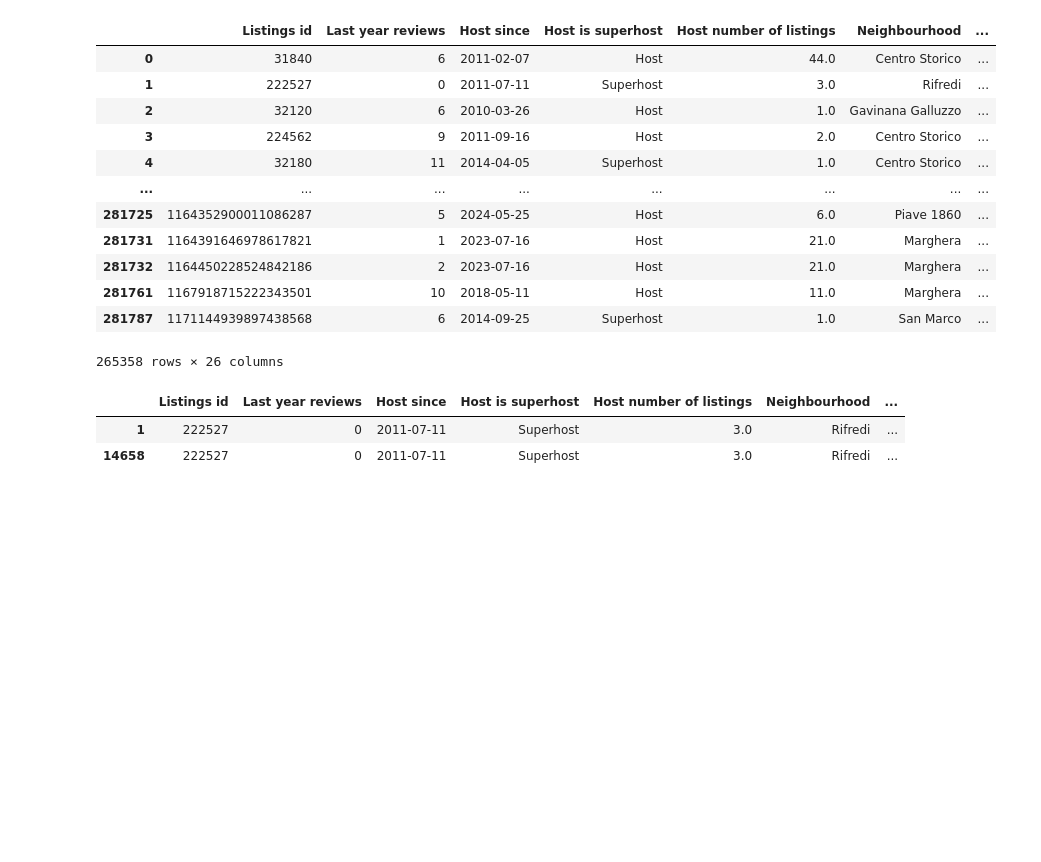
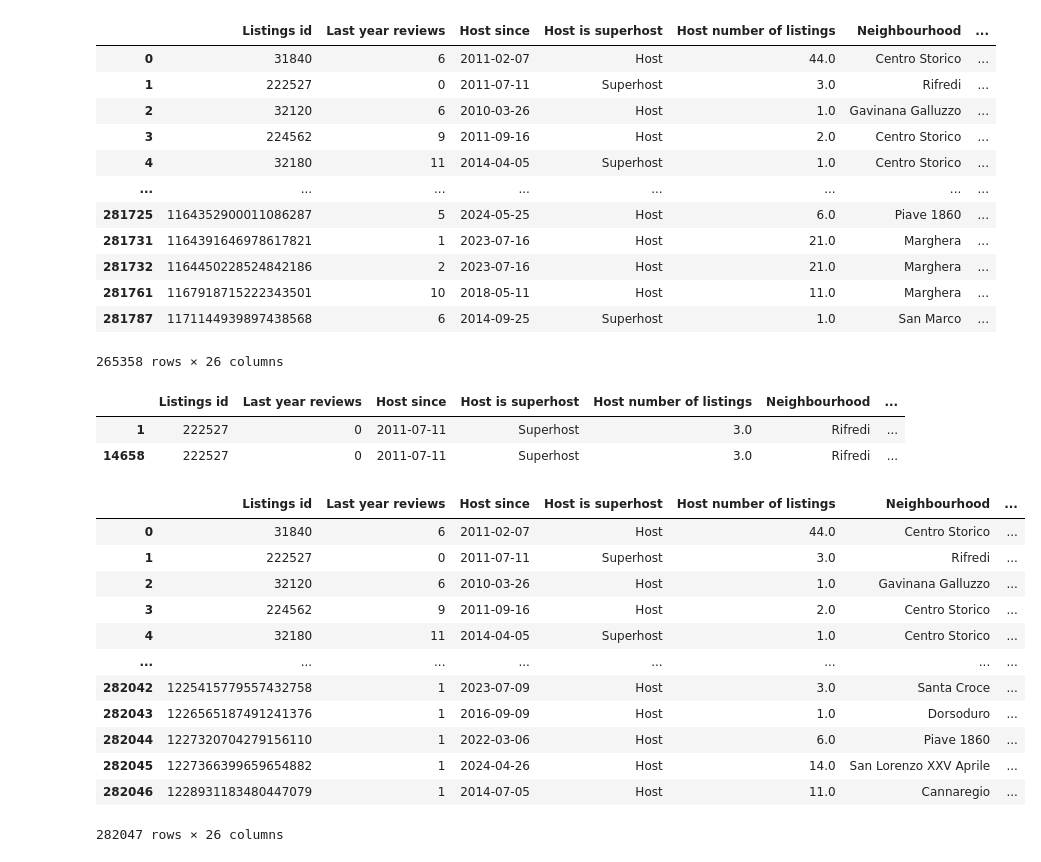
Before and after one commit to erick-andrews/de-proj-1, a Jupyter notebook: jupyter/airbnb_explore.ipynb, the cells around one changed output. Drawn from its saved outputs; the diff is of its cells as text; code cells hidden in the pictures; blank space fills up the shorter version.

```diff
--- a/jupyter/airbnb_explore.ipynb
+++ b/jupyter/airbnb_explore.ipynb
@@ -84,7 +84,24 @@ repeated_observations[repeated_observations['Listings id'] == 222527]
 # %%
 from shapely.geometry import Point
 
-# Convert to WKT using shapely
-exp['Coordinates'] = exp.apply(lambda row: Point(row['longitude'], row['latitude']).wkt, axis=1)
+def to_wkt(coord):
+    lat, lon = map(float, coord.split(','))
+    return Point(lon, lat).wkt  # Note: WKT format is (lon lat)
 
-print(exp)
+exp['Coordinates'] = exp['Coordinates'].apply(to_wkt)
+# %%
+exp
+# %% [output]
+|  | Listings id | Last year reviews | Host since | Host is superhost | Host number of listings | Neighbourhood | ... |
+| 0 | 31840 | 6 | 2011-02-07 | Host | 44.0 | Centro Storico | ... |
+| 1 | 222527 | 0 | 2011-07-11 | Superhost | 3.0 | Rifredi | ... |
+| 2 | 32120 | 6 | 2010-03-26 | Host | 1.0 | Gavinana Galluzzo | ... |
+| 3 | 224562 | 9 | 2011-09-16 | Host | 2.0 | Centro Storico | ... |
+| 4 | 32180 | 11 | 2014-04-05 | Superhost | 1.0 | Centro Storico | ... |
+| ... | ... | ... | ... | ... | ... | ... | ... |
+| 282042 | 1225415779557432758 | 1 | 2023-07-09 | Host | 3.0 | Santa Croce | ... |
+| 282043 | 1226565187491241376 | 1 | 2016-09-09 | Host | 1.0 | Dorsoduro | ... |
+| 282044 | 1227320704279156110 | 1 | 2022-03-06 | Host | 6.0 | Piave 1860 | ... |
+| 282045 | 1227366399659654882 | 1 | 2024-04-26 | Host | 14.0 | San Lorenzo XXV Aprile | ... |
+| 282046 | 1228931183480447079 | 1 | 2014-07-05 | Host | 11.0 | Cannaregio | ... |
+282047 rows × 26 columns
```
Also changed, not shown: 2 other files.
